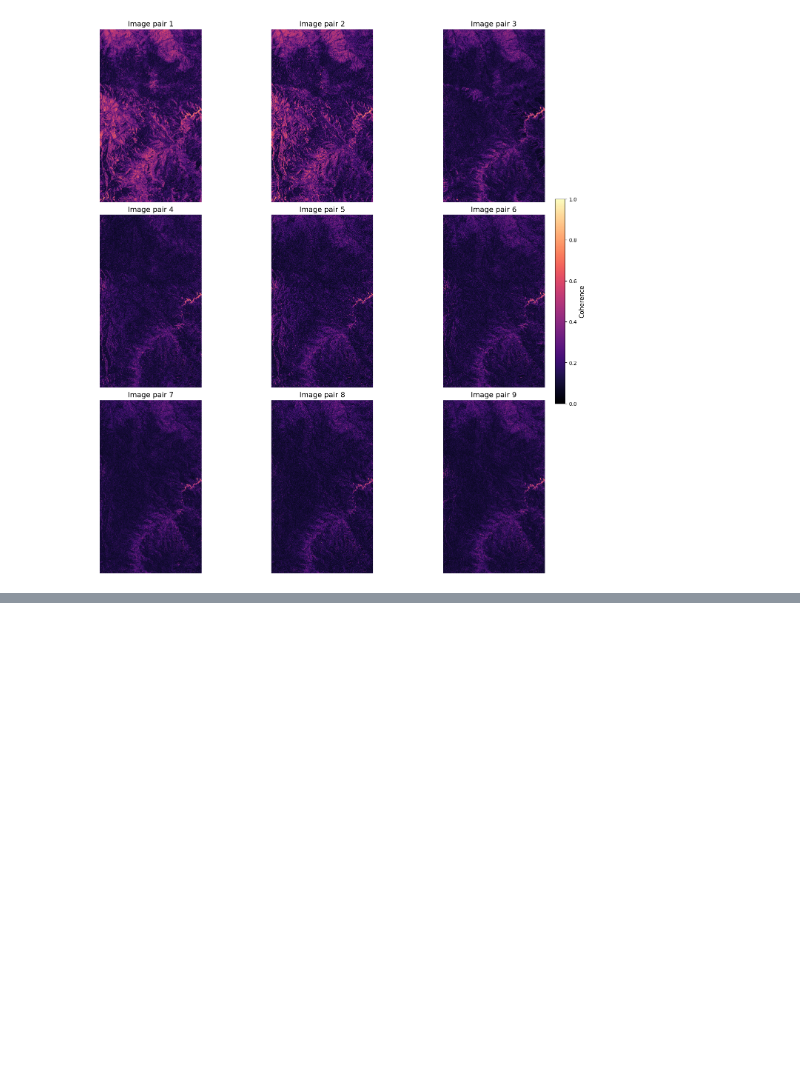
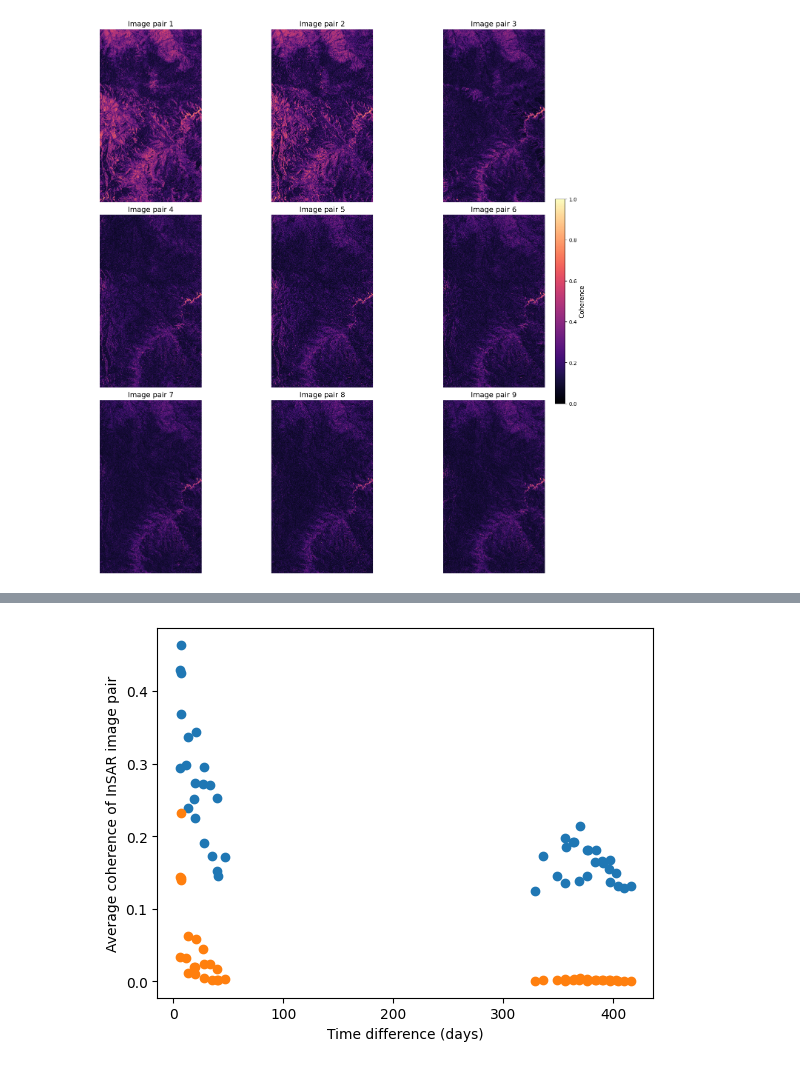
Before and after one commit to julober/snowex_uavsar_coherence, a Jupyter notebook: notebooks/lowman_coherence.ipynb, the cells around one changed output, grey strips where cells are left out. Saved outputs shown, nothing was run; the diff lists cells and outputs as text; code cells hidden in the pictures; blank space fills up the shorter version.

```diff
--- a/notebooks/lowman_coherence.ipynb
+++ b/notebooks/lowman_coherence.ipynb
@@ -173,0 +300,8 @@ plt.show()
+# %%
+plt.scatter(time_dif, avgs_nan)
+plt.scatter(time_dif, num_coh)
+plt.xlabel('Time difference (days)')
+plt.ylabel('Average coherence of InSAR image pair')
+plt.show()
+# %% [output]
+[figure, added]
```
Also changed, not shown: parts of 13 cells of this notebook, 2 other files.
